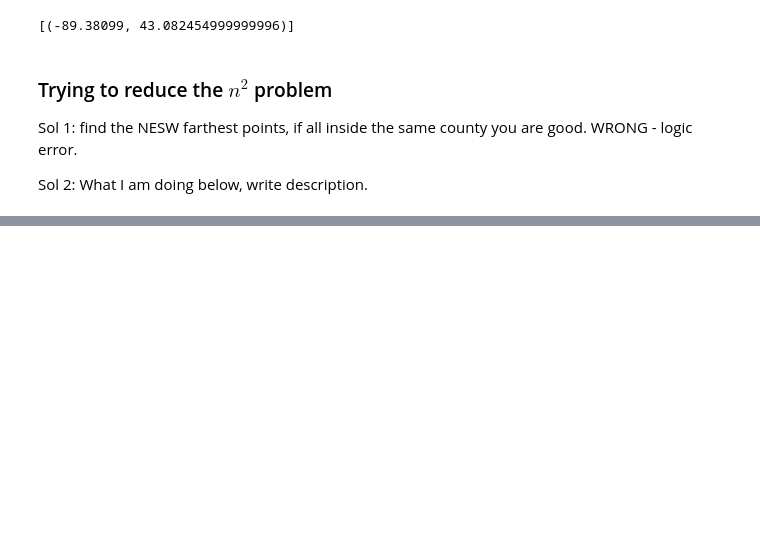
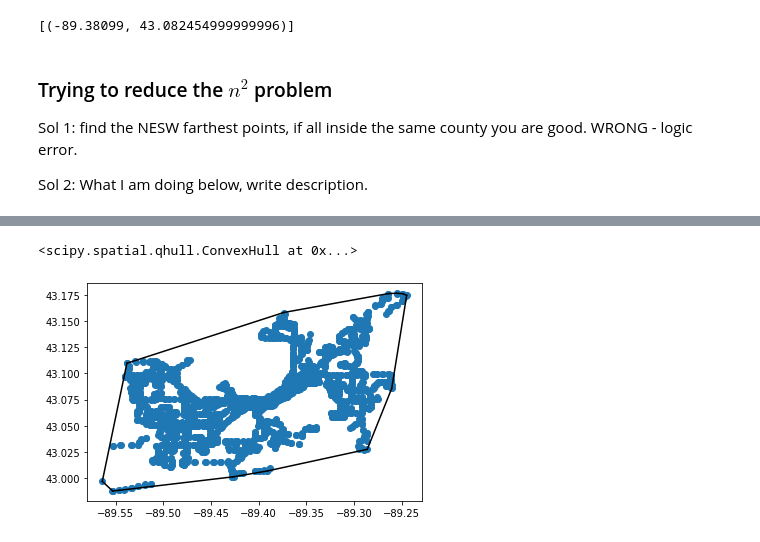
Before and after one commit to wisc-bus/simulator, a Jupyter notebook: CensusData_DevNotebook_TestFeatures.ipynb, the cells around one changed output, grey strips where cells are left out. Saved outputs shown, nothing was run; the diff lists cells and outputs as text; code cells hidden in the pictures; blank space fills up the shorter version.

```diff
--- a/CensusData_DevNotebook_TestFeatures.ipynb
+++ b/CensusData_DevNotebook_TestFeatures.ipynb
@@ -119,0 +143,4 @@ Dane  = Starting County
+# %%
+ID_points_array = [[lat_lon_df['stop_lon'][i], lat_lon_df['stop_lat'][i]] for i in range(len(lat_lon_df))]
+ID_points_array = np.array(ID_points_array)
+ID_points_array
@@ -119,0 +155,12 @@ Dane  = Starting County
+# %%
+hull = ConvexHull(ID_points_array)
+hull
+# %% [output]
+<scipy.spatial.qhull.ConvexHull at 0x...>
+# %%
+plt.plot(ID_points_array[:,0], ID_points_array[:,1], 'o')
+
+for simplex in hull.simplices:
+    plt.plot(ID_points_array[simplex, 0], ID_points_array[simplex, 1], 'k-')
+# %% [output]
+[figure, added]
```
Also changed, not shown: parts of 24 cells of this notebook.
